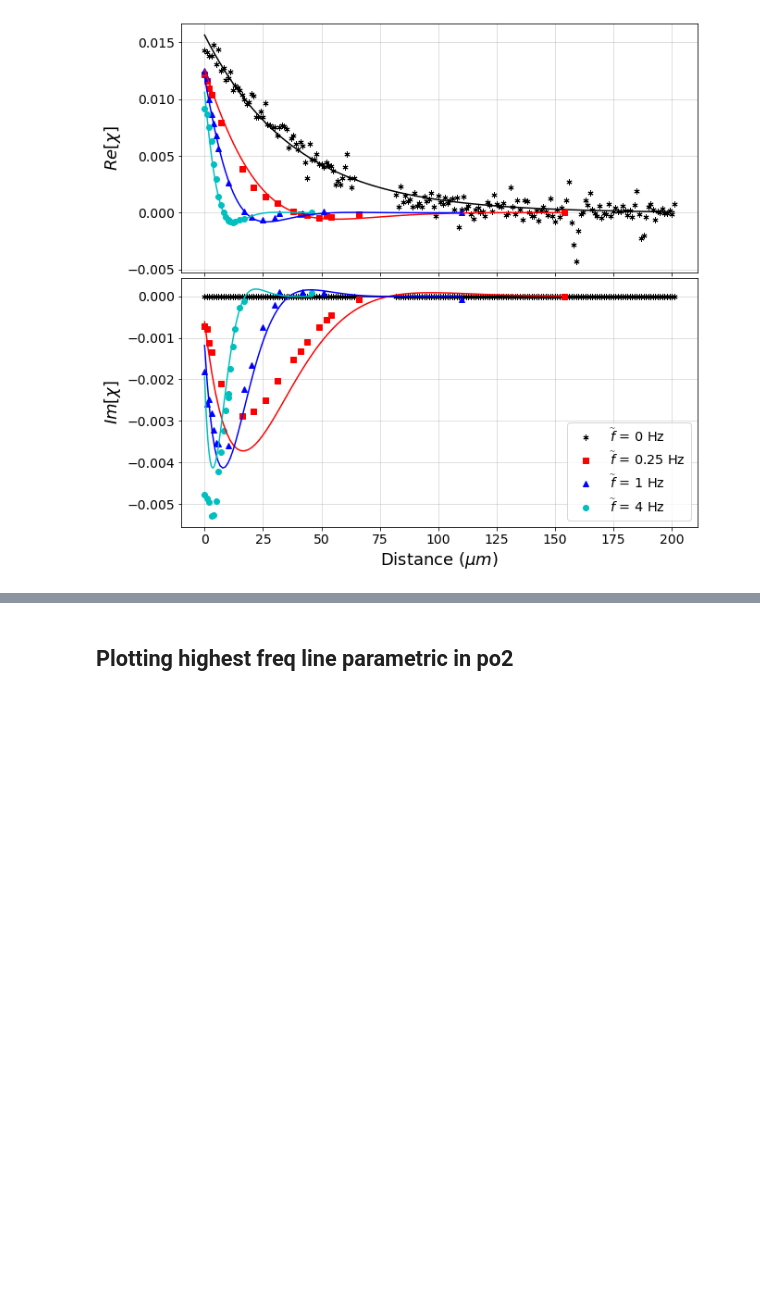
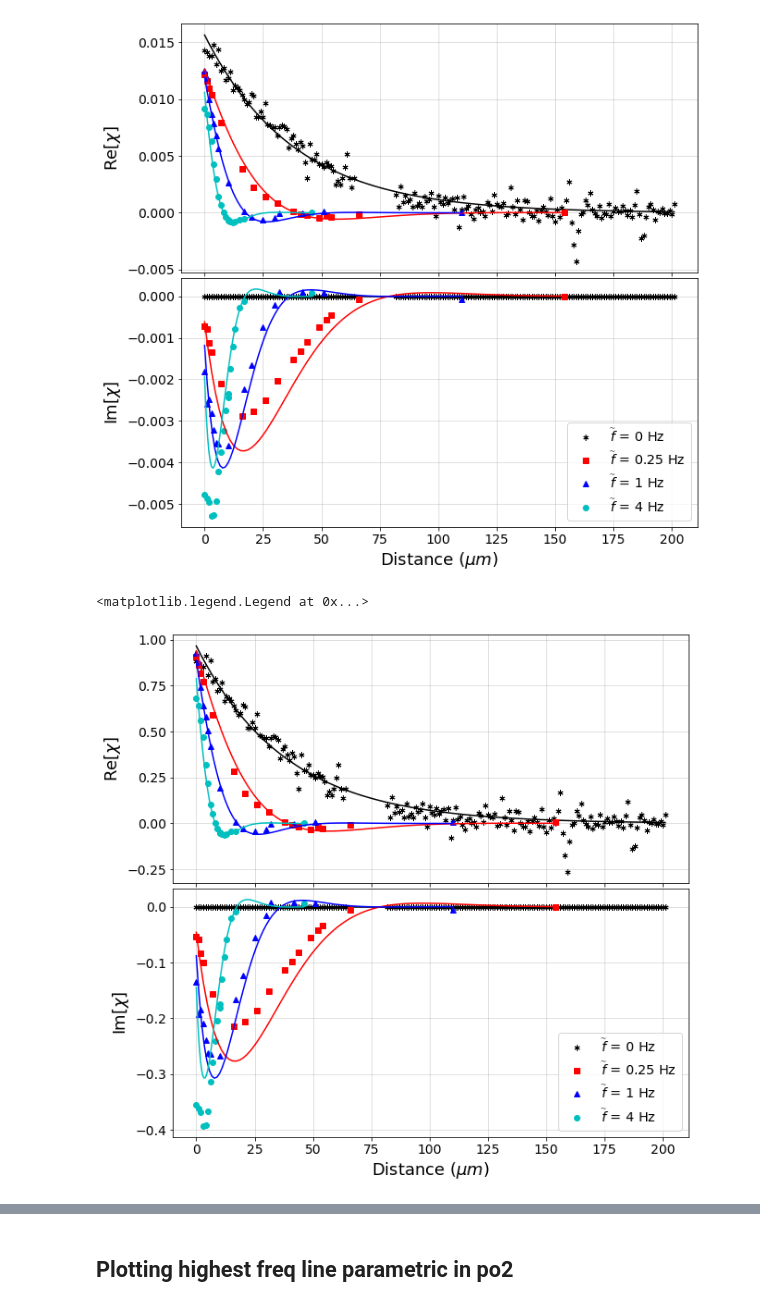
Before and after one commit to BGerwe/Xray-Project, a Jupyter notebook: fr_XAS/Model Fitting/July18 Data V Cont Amp Patterned Model.ipynb, the cells around one changed output, grey strips where cells are left out. Drawn from its saved outputs; the diff is of its cells as text; code cells hidden in the pictures; blank space fills up the shorter version.

```diff
--- a/fr_XAS/Model Fitting/July18 Data V Cont Amp Patterned Model.ipynb
+++ b/fr_XAS/Model Fitting/July18 Data V Cont Amp Patterned Model.ipynb
@@ -217,6 +211,47 @@ plt.legend(fontsize='x-large')
 # %% [output]
 <matplotlib.legend.Legend at 0x...>
 [figure]
+# %%
+# DC scaling
+DC_ind = 0
+amp0 = 1
+gamma_p0 = out.params[f'gammap_{DC_ind+2}']
+ld0 = out.params[f'ld_{DC_ind+2}']
+tg0 = out.params[f'tg_{DC_ind+2}']
+L0 = out.params[f'L_{DC_ind+2}']
+f0 = out.params[f'f_{DC_ind+2}']
+
+# norm = out.params[f'amp_{DC_ind+2}'] / out.params[f'amp_{DC_ind+1}']
+norm = -1 / out.params[f'amp_{DC_ind+1}']
+
+fig, axes = plt.subplots(nrows=2, figsize=(10,10))
+# Plotting steady-state data, scaled down by a normalization factor
+visualization.plot_chi(axes, x[DC_ind], data1[DC_ind]*norm, color=colors[0],
+                       marker=markers[0], ls='',
+                       label='$\widetilde{f}$ = ' + str(frequencies[0]) + ' Hz')
+y = np.linspace(0, x[DC_ind][-1], num=100)
+visualization.plot_chi(axes, y, models.dataset_fun(out.params, DC_ind, y, models.chi_patterned) * norm,
+                       color=colors[0], marker='')
+
+for iy in np.arange(1,sizes[0]):
+    visualization.plot_chi(axes, x[iy], data1[iy] / np.abs(out.params[f'amp_{iy+1}']), color=colors[iy],
+                           marker=markers[iy], ls='',
+                           label='$\widetilde{f}$ = ' + str(frequencies[iy]) + ' Hz')
+for iy in np.arange(1,sizes[0]):
+    y = np.linspace(0, x[iy][-1], num=100)
+    visualization.plot_chi(axes, y, models.dataset_fun(out.params, iy, y, models.chi_patterned)/ np.abs(out.params[f'amp_{iy+1}']),
+                           color=colors[iy], marker='')
+                           #label=str(frequencies[iy]) + ' Hz')
+
+# axes[1].set_xlabel('y $(\mu m)$')
+# axes[0].set_title('1% $O_2$', fontsize=18)
+fig.subplots_adjust(hspace=0.02)
+plt.legend(fontsize='x-large')
+# plt.show()
+# plt.savefig(r'..\\frXAS Paper Figures\\Plots\\Pattern_Amp_Model_1%O2_parametric_f.png', dpi=400, bbox_inches='tight')
+# %% [output]
+<matplotlib.legend.Legend at 0x...>
+[figure, added]
 # %%
 # DC scaling
 DC_ind = sizes[0]
```
Also changed, not shown: parts of 9 cells of this notebook, 3 other files.
